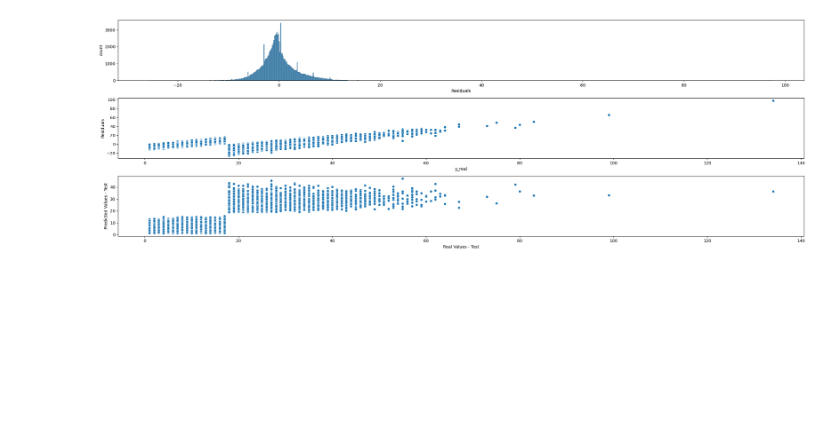
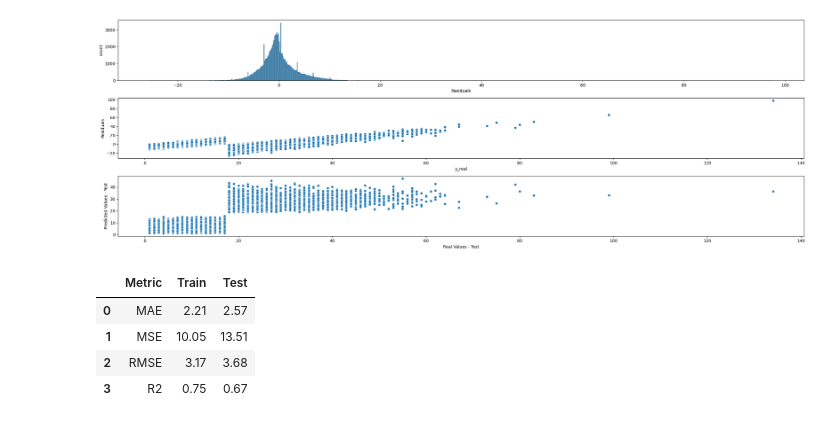
Before and after one commit to dlhaar/citi_bikes, a Jupyter notebook: notebooks/knn_no_OHE.ipynb, the cells around one changed output. Saved outputs shown, nothing was run; the diff lists cells and outputs as text; code cells hidden in the pictures; blank space fills up the shorter version.

```diff
--- a/notebooks/knn_no_OHE.ipynb
+++ b/notebooks/knn_no_OHE.ipynb
@@ -186,0 +189,10 @@ plot_real_predicted('test', y_test, y_test_pred)
+# %%
+y_train_pred_rounded = np.round(y_train_pred, decimals=0)
+# %%
+error_metrics_report(y_train, y_test, y_train_pred_rounded, y_test_pred_rounded)
+# %% [output]
+|  | Metric | Train | Test |
+| 0 | MAE | 2.21 | 2.57 |
+| 1 | MSE | 10.05 | 13.51 |
+| 2 | RMSE | 3.17 | 3.68 |
+| 3 | R2 | 0.75 | 0.67 |
```
Also changed, not shown: parts of 2 cells of this notebook, 8 other files.
